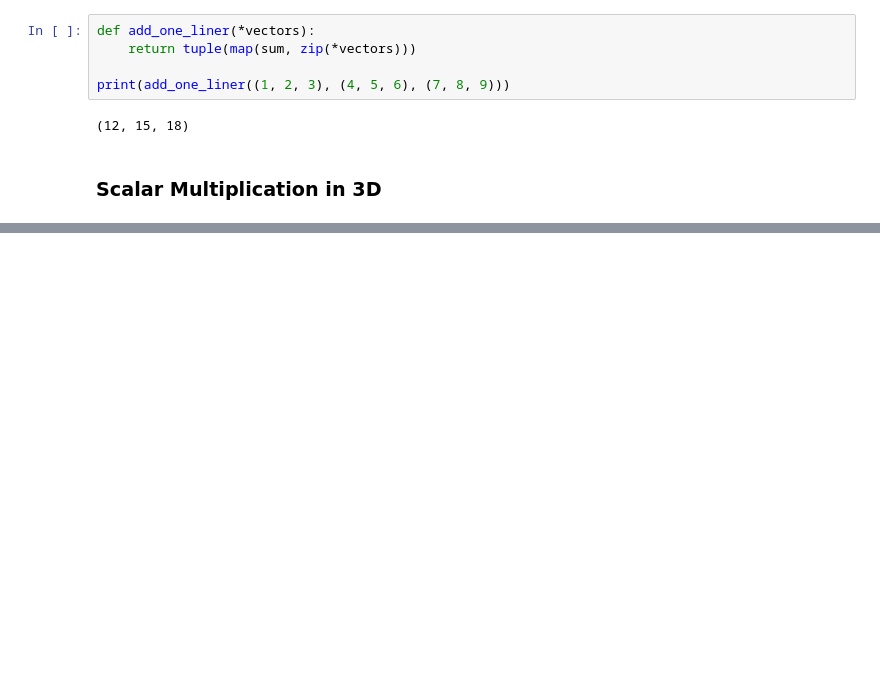
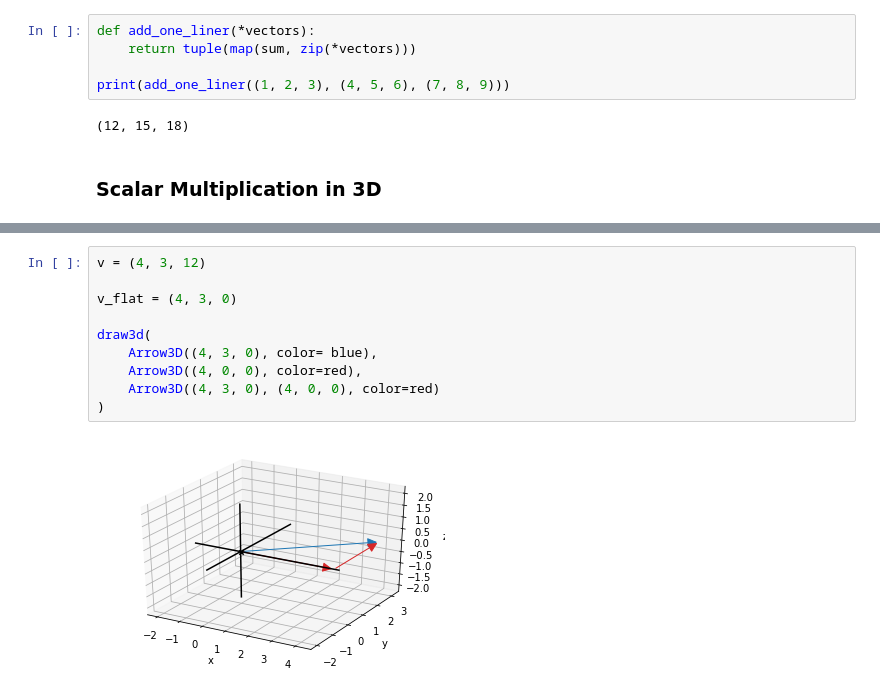
Before and after one commit to sergiofgonzalez/math-workbench, a Jupyter notebook: 02-the-3d-space/01-the-3d-space-notebook/vectors-in-3d.ipynb, the cells around one changed output, grey strips where cells are left out. Drawn from its saved outputs; the diff is of its cells as text; blank space fills up the shorter version.

```diff
--- a/02-the-3d-space/01-the-3d-space-notebook/vectors-in-3d.ipynb
+++ b/02-the-3d-space/01-the-3d-space-notebook/vectors-in-3d.ipynb
@@ -123,0 +196,12 @@ print(add_one_liner((1, 2, 3), (4, 5, 6), (7, 8, 9)))
+# %%
+v = (4, 3, 12)
+
+v_flat = (4, 3, 0)
+
+draw3d(
+    Arrow3D((4, 3, 0), color= blue),
+    Arrow3D((4, 0, 0), color=red),
+    Arrow3D((4, 3, 0), (4, 0, 0), color=red)
+)
+# %% [output]
+[figure, added]
```
Also changed, not shown: parts of 12 cells of this notebook, 2 other files.
